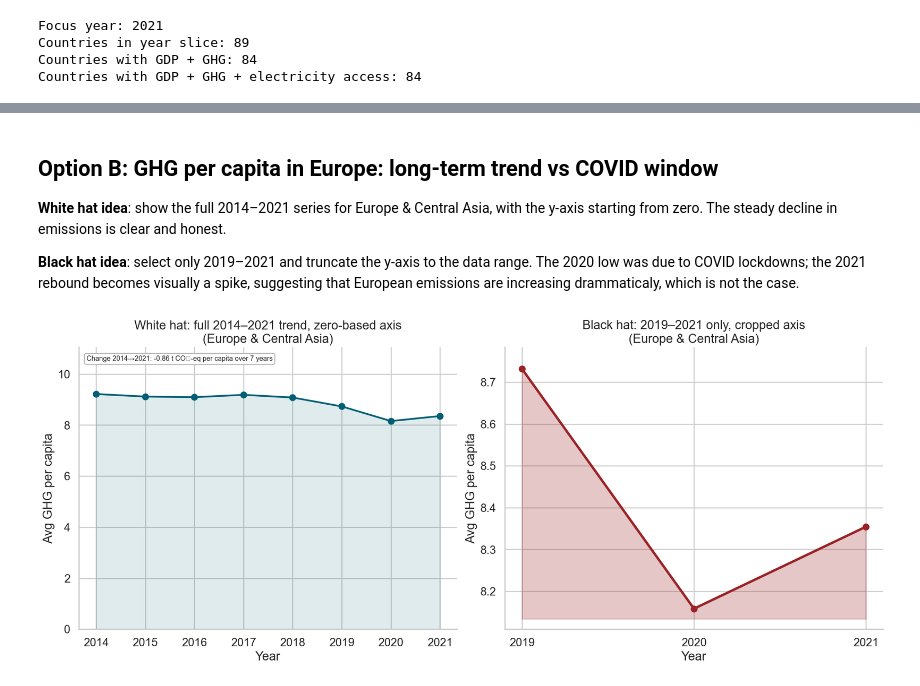
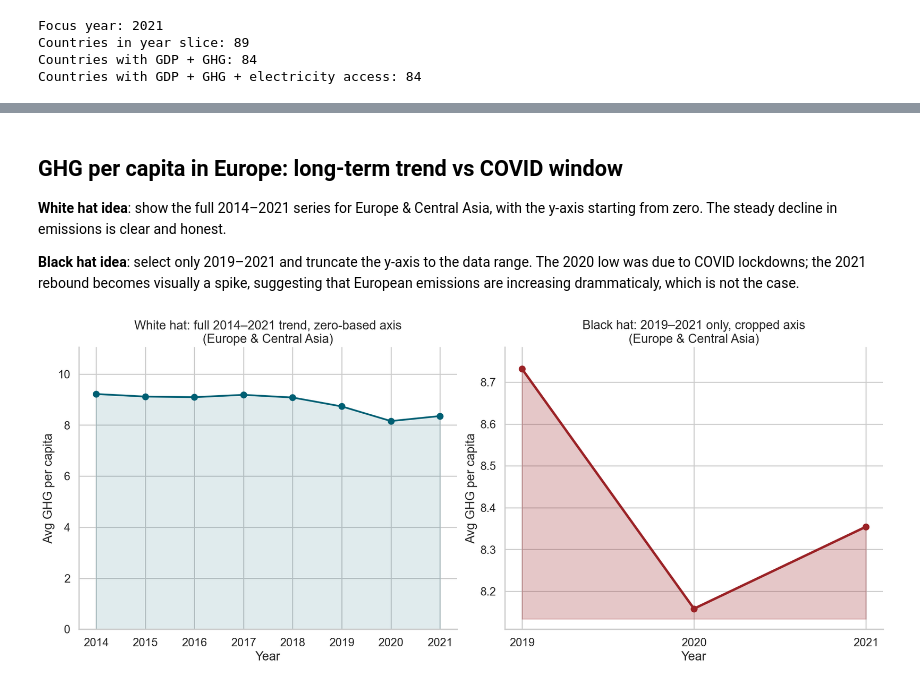
Before and after one commit to mtorella/Data-Visualization-2026, a Jupyter notebook: white_black_hat_options.ipynb, the cells around one changed output, grey strips where cells are left out. Cells and saved outputs as stored; diff of their text form; code cells hidden in the pictures.

```diff
--- a/white_black_hat_options.ipynb
+++ b/white_black_hat_options.ipynb
@@ -103,5 +45,5 @@ plt.show()
 # %% [markdown]
-## Option B: GHG per capita in Europe: long-term trend vs COVID window
+## GHG per capita in Europe: long-term trend vs COVID window
 
 **White hat idea**: show the full 2014–2021 series for Europe & Central Asia, with the y-axis starting from zero. The steady decline in emissions is clear and honest.
 
@@ -118,37 +60,32 @@ trend_ghg_eur = (
 )
 trend_ghg_eur = trend_ghg_eur[trend_ghg_eur.index <= 2021]
 
 cherry = trend_ghg_eur[trend_ghg_eur.index >= 2019]
 
 fig, axes = plt.subplots(1, 2, figsize=(17, 7), constrained_layout=True)
 
 axes[0].plot(trend_ghg_eur.index, trend_ghg_eur.values,
              marker='o', linewidth=2.5, color='#005f73')
 axes[0].fill_between(trend_ghg_eur.index, trend_ghg_eur.values,
                      alpha=0.12, color='#005f73')
 axes[0].set_ylim(0, trend_ghg_eur.max() * 1.2)
 axes[0].set_xticks(trend_ghg_eur.index)
 axes[0].set_xlabel('Year')
 axes[0].set_ylabel('Avg GHG per capita')
 axes[0].set_title(f'White hat: full 2014–2021 trend, zero-based axis\n({region_focus})')
 total_change = trend_ghg_eur[2021] - trend_ghg_eur[2014]
-axes[0].text(
-    0.02, 0.97,
-    f'Change 2014→2021: {total_change:+.2f} t CO₂-eq per capita over 7 years',
-    transform=axes[0].transAxes, fontsize=10, va='top',
-    bbox=dict(boxstyle='round,pad=0.3', facecolor='white', edgecolor='#bbbbbb')
-)
+
 
 axes[1].plot(cherry.index, cherry.values,
              marker='o', linewidth=3.5, color='#9b2226')
 axes[1].fill_between(cherry.index, cherry.values, cherry.min() * 0.997,
                      alpha=0.25, color='#9b2226')
 axes[1].set_ylim(cherry.min() * 0.994, cherry.max() * 1.006)
 axes[1].set_xticks(cherry.index)
 axes[1].set_xlabel('Year')
 axes[1].set_ylabel('Avg GHG per capita')
 axes[1].set_title(f'Black hat: 2019–2021 only, cropped axis\n({region_focus})')
 
 plt.show()
 # %% [output]
-[figure, old version]
+[figure, new version]
```
Also changed, not shown: parts of 3 cells of this notebook, 2 other files.
